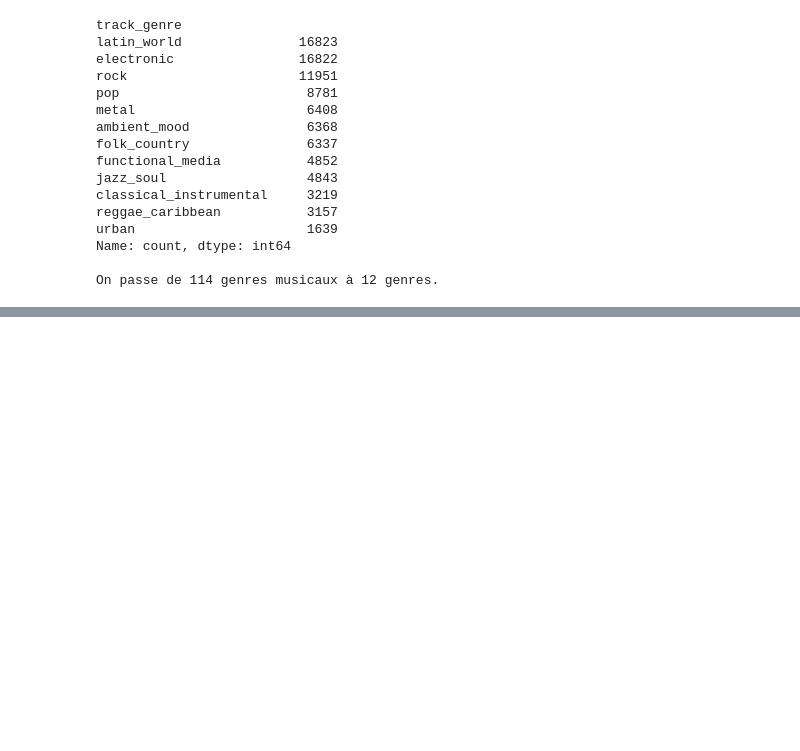
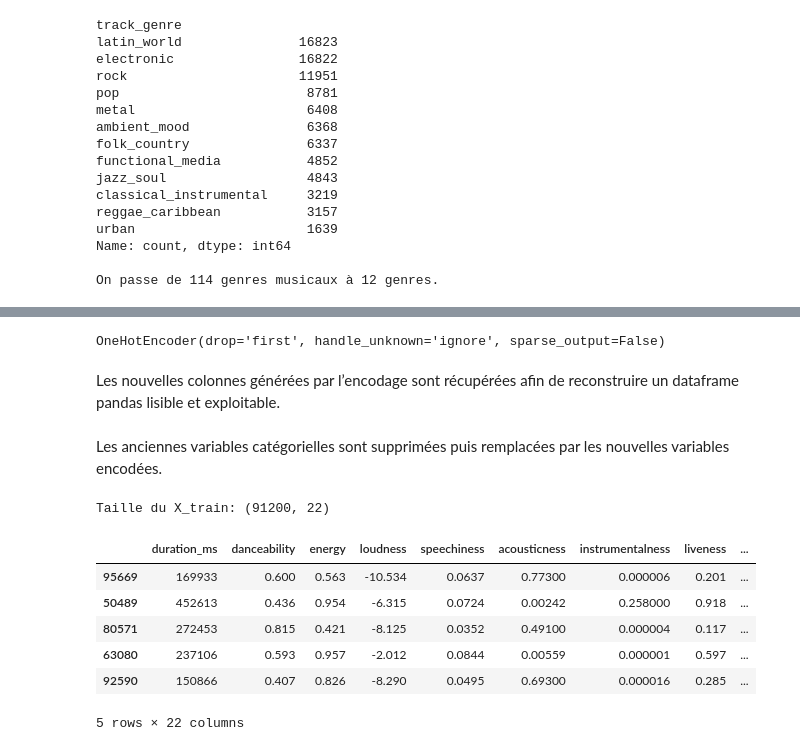
Before and after one commit to elo-labs/spotify-hit-prediction, a Jupyter notebook: notebooks/preprocessing.ipynb, the cells around one changed output, grey strips where cells are left out. Cells and saved outputs as stored; diff of their text form; code cells hidden in the pictures; blank space fills up the shorter version.

Commit message:
Preprocessing - One-Hot Encoding des variables catégorielles (track_genre, explicit)

```diff
--- a/notebooks/preprocessing.ipynb
+++ b/notebooks/preprocessing.ipynb
@@ -353,0 +360,4 @@ On passe de 114 genres musicaux à 12 genres.
+# %%
+categorical_cols = ["track_genre", "explicit"]
+
+encoder = OneHotEncoder(drop="first", sparse_output=False, handle_unknown="ignore")
@@ -353,0 +368,38 @@ On passe de 114 genres musicaux à 12 genres.
+# %%
+encoder.fit(X_train[categorical_cols])
+encoded_train = encoder.transform(X_train[categorical_cols])
+encoded_test = encoder.transform(X_test[categorical_cols])
+# %%
+encoder
+# %% [output]
+OneHotEncoder(drop='first', handle_unknown='ignore', sparse_output=False)
+# %% [markdown]
+Les nouvelles colonnes générées par l’encodage sont récupérées afin de reconstruire un dataframe pandas lisible et exploitable.
+# %%
+encoded_cols = encoder.get_feature_names_out(categorical_cols)
+
+encoded_train_df = pd.DataFrame(
+    encoded_train, columns=encoded_cols, index=X_train.index
+)
+
+encoded_test_df = pd.DataFrame(encoded_test, columns=encoded_cols, index=X_test.index)
+# %% [markdown]
+Les anciennes variables catégorielles sont supprimées puis remplacées par les nouvelles variables encodées.
+# %%
+X_train = X_train.drop(columns=categorical_cols)
+X_test = X_test.drop(columns=categorical_cols)
+
+X_train = pd.concat([X_train, encoded_train_df], axis=1)
+X_test = pd.concat([X_test, encoded_test_df], axis=1)
+# %%
+print("Taille du X_train:", X_train.shape)
+X_train.head()
+# %% [output]
+Taille du X_train: (91200, 22)
+|  | duration_ms | danceability | energy | loudness | speechiness | acousticness | instrumentalness | liveness | ... |
+| 95669 | 169933 | 0.600 | 0.563 | -10.534 | 0.0637 | 0.77300 | 0.000006 | 0.201 | ... |
+| 50489 | 452613 | 0.436 | 0.954 | -6.315 | 0.0724 | 0.00242 | 0.258000 | 0.918 | ... |
+| 80571 | 272453 | 0.815 | 0.421 | -8.125 | 0.0352 | 0.49100 | 0.000004 | 0.117 | ... |
+| 63080 | 237106 | 0.593 | 0.957 | -2.012 | 0.0844 | 0.00559 | 0.000001 | 0.597 | ... |
+| 92590 | 150866 | 0.407 | 0.826 | -8.290 | 0.0495 | 0.69300 | 0.000016 | 0.285 | ... |
+5 rows × 22 columns
```
Also changed, not shown: parts of 3 cells of this notebook.
